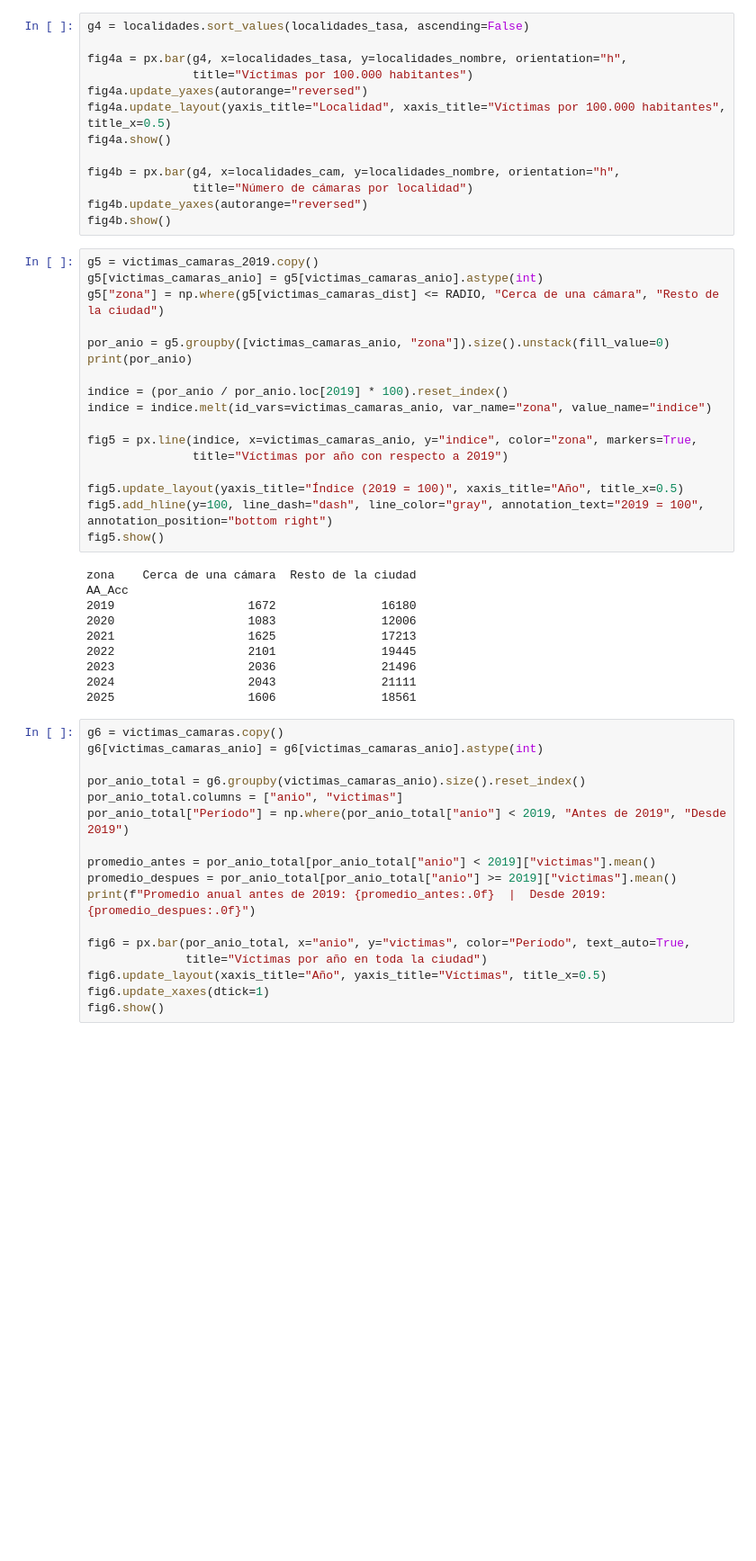
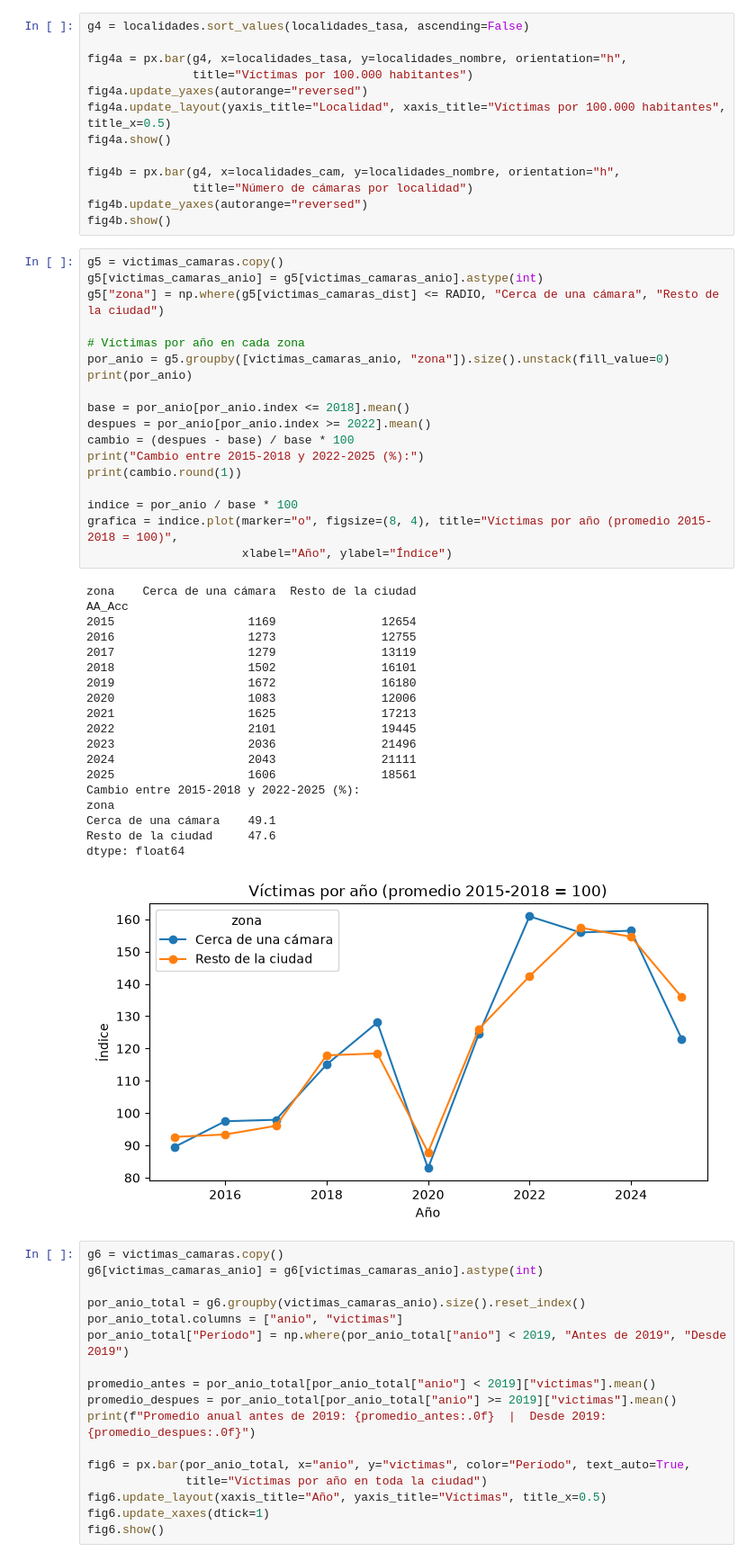
Before and after one commit to Aplicaciones-26-2/Aplicaciones_proyecto2, a Jupyter notebook: notebooks/07_cargar_archivos_y_graficas.ipynb, the cells around one changed output. Shown at 90% size. Cells and saved outputs as stored; diff of their text form; blank space fills up the shorter version.

Commit message:
Dashboard: puntos criticos con filtros, antes y despues con base 2015-2018 y arreglos de graficas; notebook 07 corregido; requirements con matplotlib y nbformat

```diff
--- a/notebooks/07_cargar_archivos_y_graficas.ipynb
+++ b/notebooks/07_cargar_archivos_y_graficas.ipynb
@@ -178,32 +178,43 @@ fig4b = px.bar(g4, x=localidades_cam, y=localidades_nombre, orientation="h",
 fig4b.update_yaxes(autorange="reversed")
 fig4b.show()
 # %%
-g5 = victimas_camaras_2019.copy()
+g5 = victimas_camaras.copy()
 g5[victimas_camaras_anio] = g5[victimas_camaras_anio].astype(int)
 g5["zona"] = np.where(g5[victimas_camaras_dist] <= RADIO, "Cerca de una cámara", "Resto de la ciudad")
 
+# Víctimas por año en cada zona
 por_anio = g5.groupby([victimas_camaras_anio, "zona"]).size().unstack(fill_value=0)
 print(por_anio)
 
-indice = (por_anio / por_anio.loc[2019] * 100).reset_index()
-indice = indice.melt(id_vars=victimas_camaras_anio, var_name="zona", value_name="indice")
+base = por_anio[por_anio.index <= 2018].mean()
+despues = por_anio[por_anio.index >= 2022].mean()
+cambio = (despues - base) / base * 100
+print("Cambio entre 2015-2018 y 2022-2025 (%):")
+print(cambio.round(1))
 
-fig5 = px.line(indice, x=victimas_camaras_anio, y="indice", color="zona", markers=True,
-               title="Víctimas por año con respecto a 2019")
-
-fig5.update_layout(yaxis_title="Índice (2019 = 100)", xaxis_title="Año", title_x=0.5)
-fig5.add_hline(y=100, line_dash="dash", line_color="gray", annotation_text="2019 = 100", annotation_position="bottom right")
-fig5.show()
+indice = por_anio / base * 100
+grafica = indice.plot(marker="o", figsize=(8, 4), title="Víctimas por año (promedio 2015-2018 = 100)",
+                      xlabel="Año", ylabel="Índice")
 # %% [output]
 zona    Cerca de una cámara  Resto de la ciudad
 AA_Acc
+2015                   1169               12654
+2016                   1273               12755
+2017                   1279               13119
+2018                   1502               16101
 2019                   1672               16180
 2020                   1083               12006
 2021                   1625               17213
 2022                   2101               19445
 2023                   2036               21496
 2024                   2043               21111
 2025                   1606               18561
+Cambio entre 2015-2018 y 2022-2025 (%):
+zona
+Cerca de una cámara    49.1
+Resto de la ciudad     47.6
+dtype: float64
+[figure, added]
 # %%
 g6 = victimas_camaras.copy()
 g6[victimas_camaras_anio] = g6[victimas_camaras_anio].astype(int)
```
Also changed, not shown: parts of 3 cells of this notebook, 6 other files.
